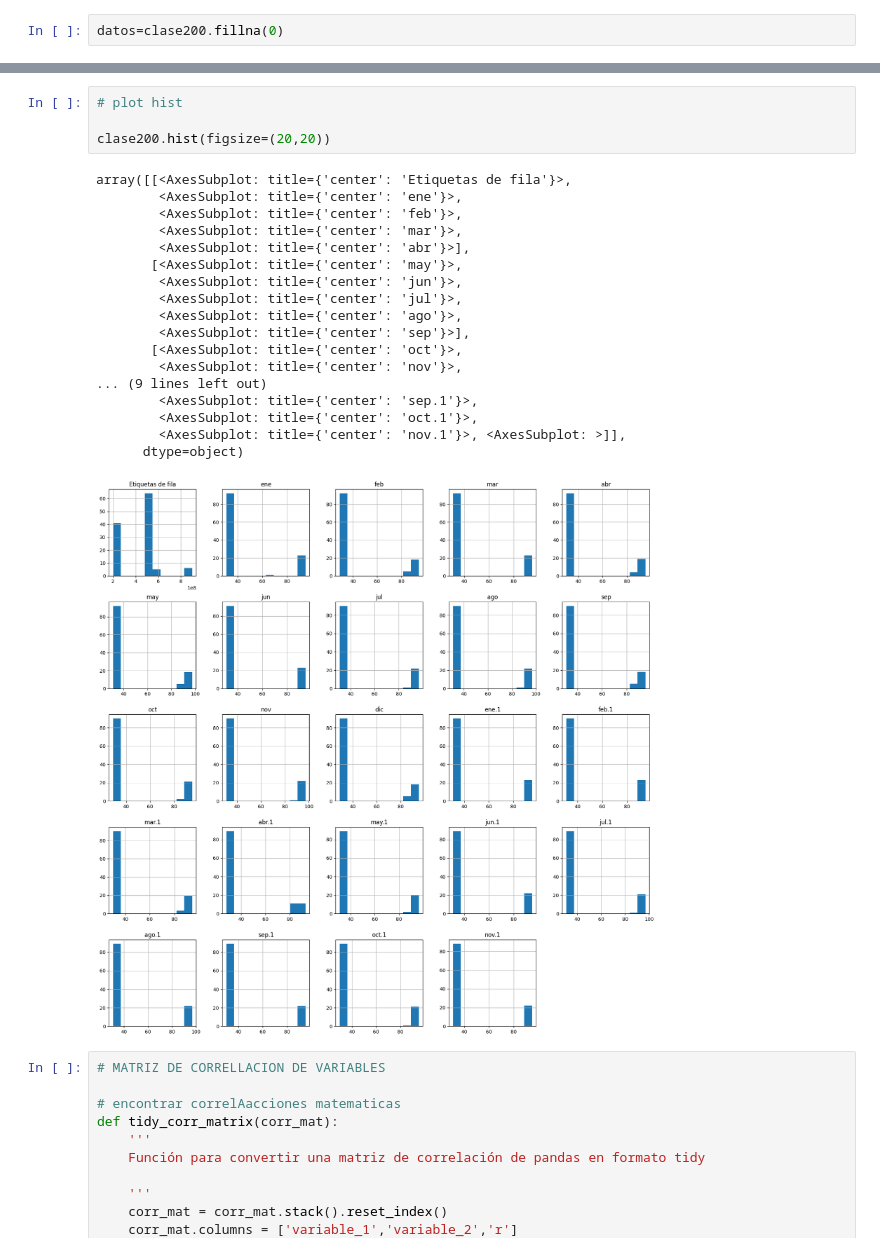
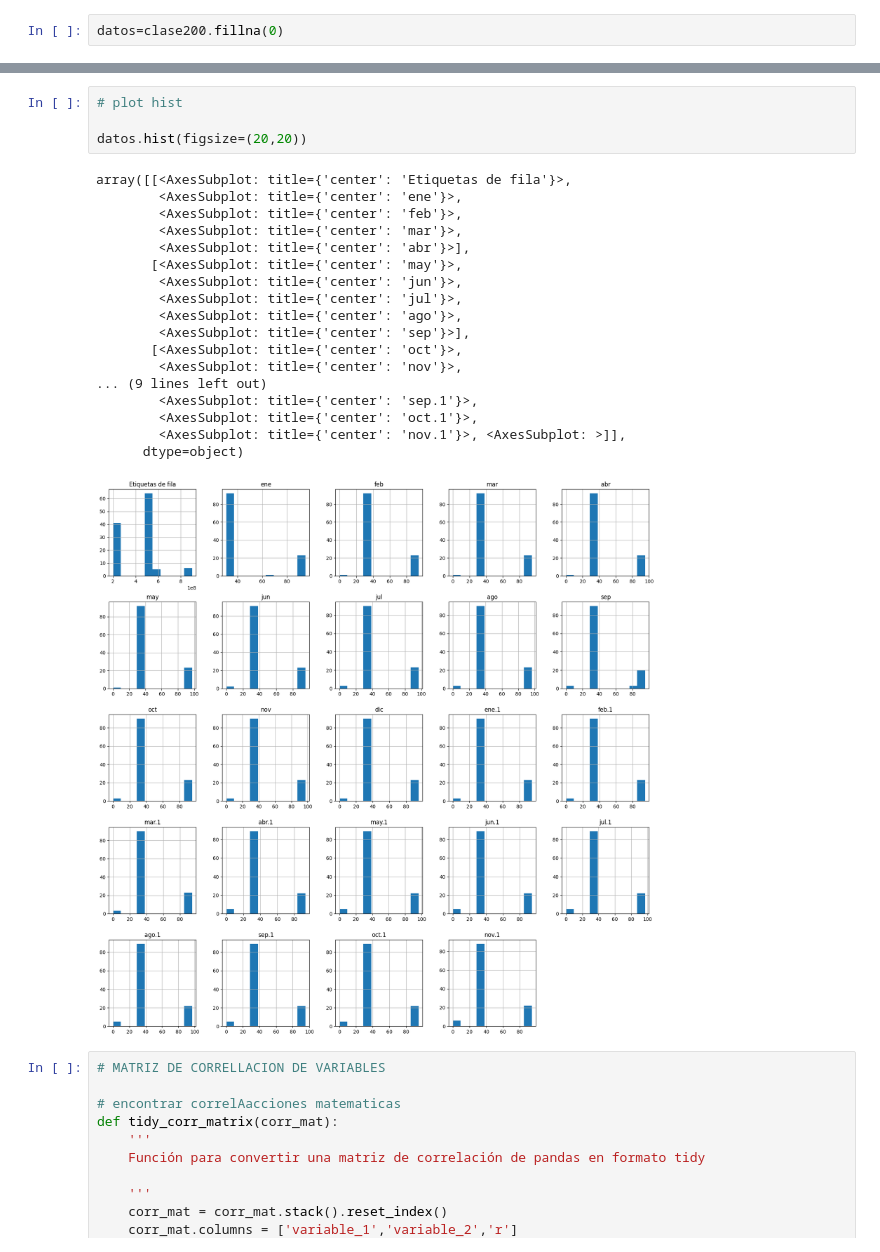
Before and after one commit to napo1998delsur/fraudes_grandes_clientes, a Jupyter notebook: eda/voltajesclase200.ipynb, the cells around one changed output, grey strips where cells are left out. Cells and saved outputs as stored; diff of their text form.

```diff
--- a/eda/voltajesclase200.ipynb
+++ b/eda/voltajesclase200.ipynb
@@ -143,26 +144,26 @@ memory usage: 21.9 KB
 # %%
 # plot hist
 
-clase200.hist(figsize=(20,20))
+datos.hist(figsize=(20,20))
 # %% [output]
 array([[<AxesSubplot: title={'center': 'Etiquetas de fila'}>,
         <AxesSubplot: title={'center': 'ene'}>,
         <AxesSubplot: title={'center': 'feb'}>,
         <AxesSubplot: title={'center': 'mar'}>,
         <AxesSubplot: title={'center': 'abr'}>],
        [<AxesSubplot: title={'center': 'may'}>,
         <AxesSubplot: title={'center': 'jun'}>,
         <AxesSubplot: title={'center': 'jul'}>,
         <AxesSubplot: title={'center': 'ago'}>,
         <AxesSubplot: title={'center': 'sep'}>],
        [<AxesSubplot: title={'center': 'oct'}>,
         <AxesSubplot: title={'center': 'nov'}>,
 ... (9 lines left out)
         <AxesSubplot: title={'center': 'sep.1'}>,
         <AxesSubplot: title={'center': 'oct.1'}>,
         <AxesSubplot: title={'center': 'nov.1'}>, <AxesSubplot: >]],
       dtype=object)
-[figure, old version]
+[figure, new version]
 # %%
 # MATRIZ DE CORRELLACION DE VARIABLES
 
```
Also changed, not shown: parts of 35 cells of this notebook, 1 other file.
